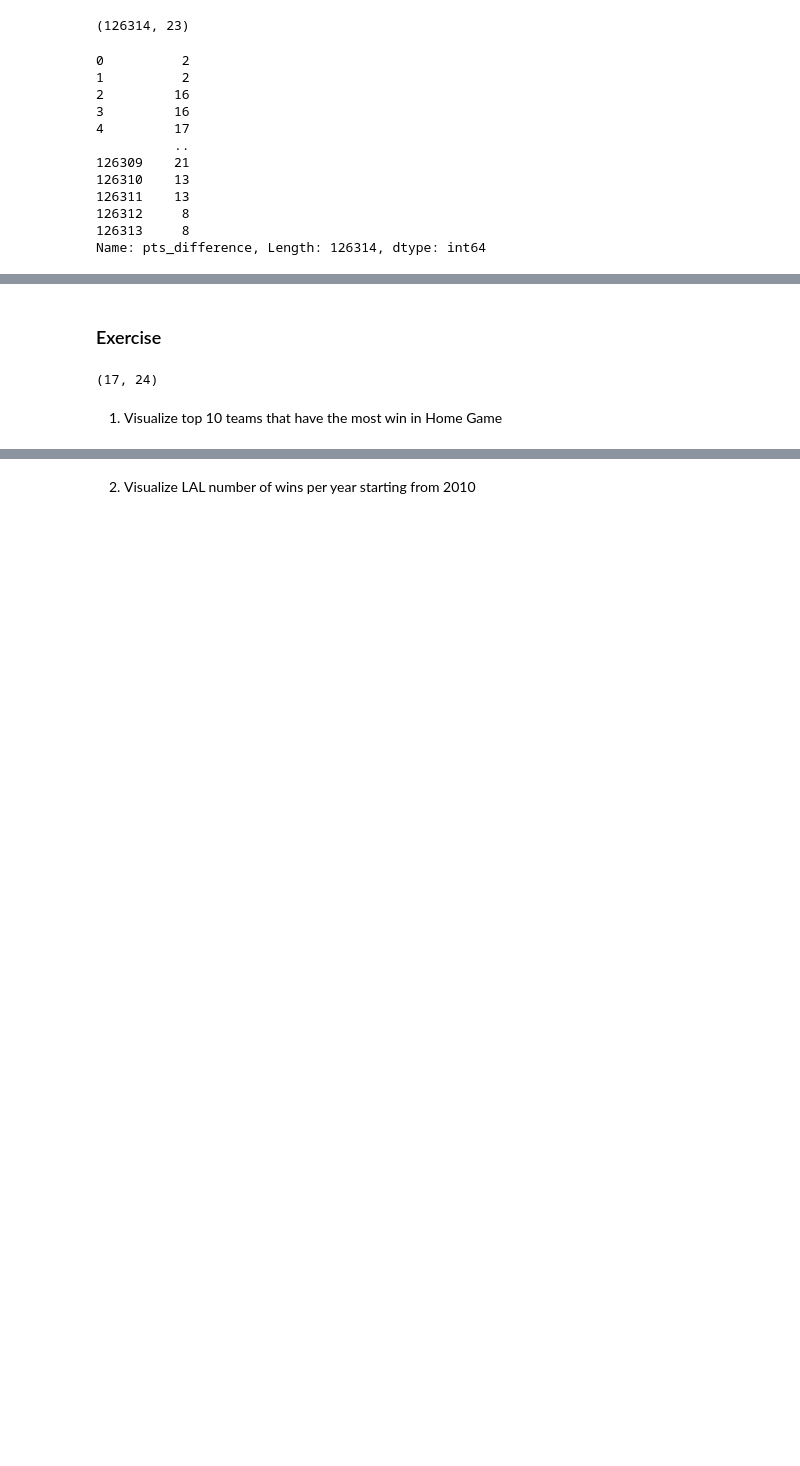
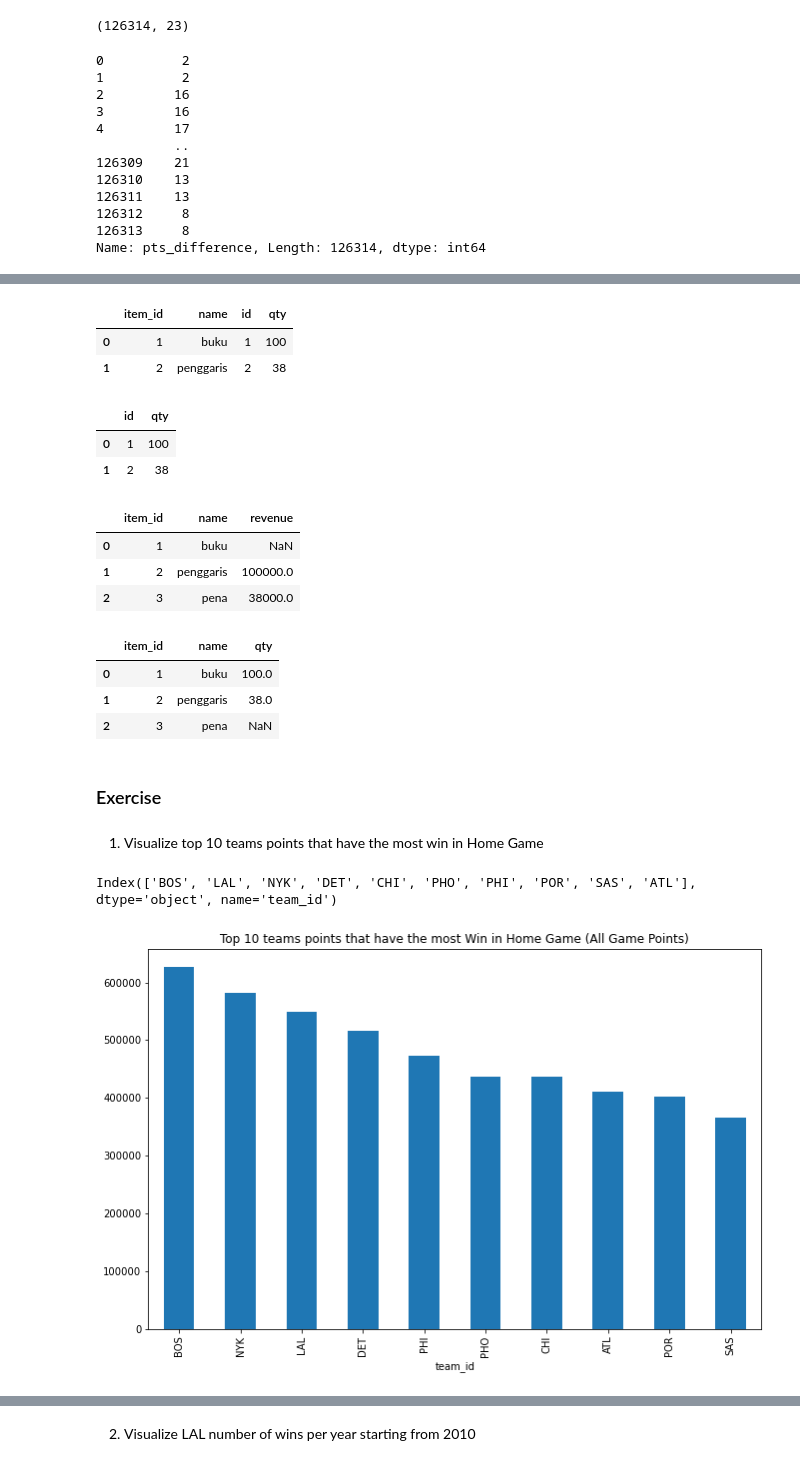
Before and after one commit to ghinakh/H8_001, a Jupyter notebook: Pertemuan 5/Ghina Khoerunnisa - Sesi 5 - Pandas.ipynb, the cells around one changed output, grey strips where cells are left out. Drawn from its saved outputs; the diff is of its cells as text; code cells hidden in the pictures; blank space fills up the shorter version.

```diff
--- a/Pertemuan 5/Ghina Khoerunnisa - Sesi 5 - Pandas.ipynb
+++ b/Pertemuan 5/Ghina Khoerunnisa - Sesi 5 - Pandas.ipynb
@@ -347,9 +423,51 @@ Name: pts_difference, Length: 126314, dtype: int64
+# %%
+pd.concat([ item, item_value ], axis=1, join="inner")
+# %% [output]
+|  | item_id | name | id | qty |
+| 0 | 1 | buku | 1 | 100 |
+| 1 | 2 | penggaris | 2 | 38 |
+# %%
+item_value
+# %% [output]
+|  | id | qty |
+| 0 | 1 | 100 |
+| 1 | 2 | 38 |
+# %%
+pd.merge(item, item_rev, on="item_id", how="left")
+# %% [output]
+|  | item_id | name | revenue |
+| 0 | 1 | buku | NaN |
+| 1 | 2 | penggaris | 100000.0 |
+| 2 | 3 | pena | 38000.0 |
+# %%
+pd.merge(
+    item,
+    item_value,
+    left_on="item_id",
+    right_on="id",
+    how="left")\
+[["item_id","name","qty"]]
+# %% [output]
+|  | item_id | name | qty |
+| 0 | 1 | buku | 100.0 |
+| 1 | 2 | penggaris | 38.0 |
+| 2 | 3 | pena | NaN |
 # %% [markdown]
 ### Exercise
-# %%
-df[(df['team_id'] == "ANA")&(df['game_result'] == 'W')&(df['game_location']=='H')].shape
-# %% [output]
-(17, 24)
 # %% [markdown]
-1. Visualize top 10 teams that have the most win in Home Game
+1. Visualize top 10 teams points that have the most win in Home Game
+# %%
+team = df[
+    (df['game_location'] == 'H')&
+    (df['game_result'] == 'W')
+].groupby(['team_id'])['game_result'].count().sort_values(ascending=False).head(10).index
+team
+# %% [output]
+Index(['BOS', 'LAL', 'NYK', 'DET', 'CHI', 'PHO', 'PHI', 'POR', 'SAS', 'ATL'], dtype='object', name='team_id')
+# %%
+df[df['team_id'].isin(team)].groupby('team_id')['pts'].sum().sort_values(ascending=False).plot(kind="bar", figsize=(11,7))
+plt.title("Top 10 teams points that have the most Win in Home Game (All Game Points)")
+plt.show()
+# %% [output]
+[figure, added]
 # %%
```
Also changed, not shown: parts of 14 cells of this notebook, 1 other file.
